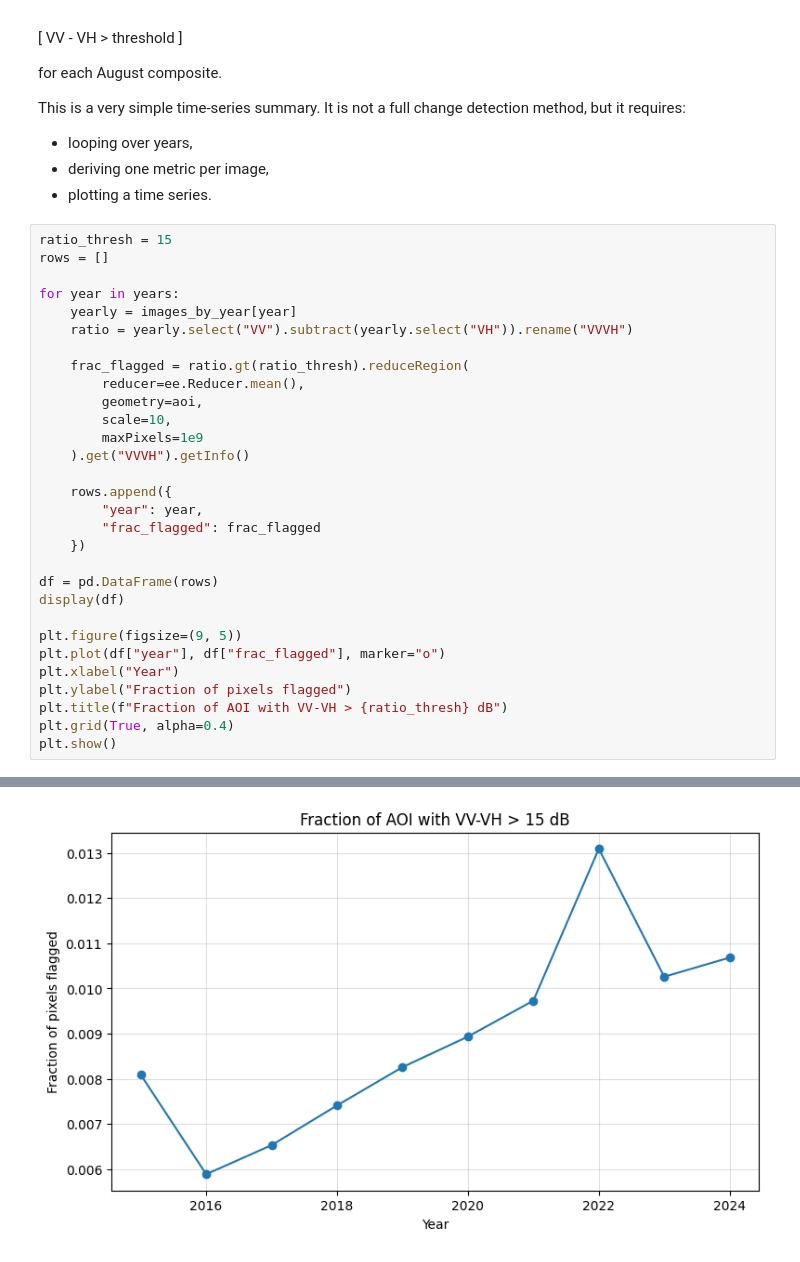
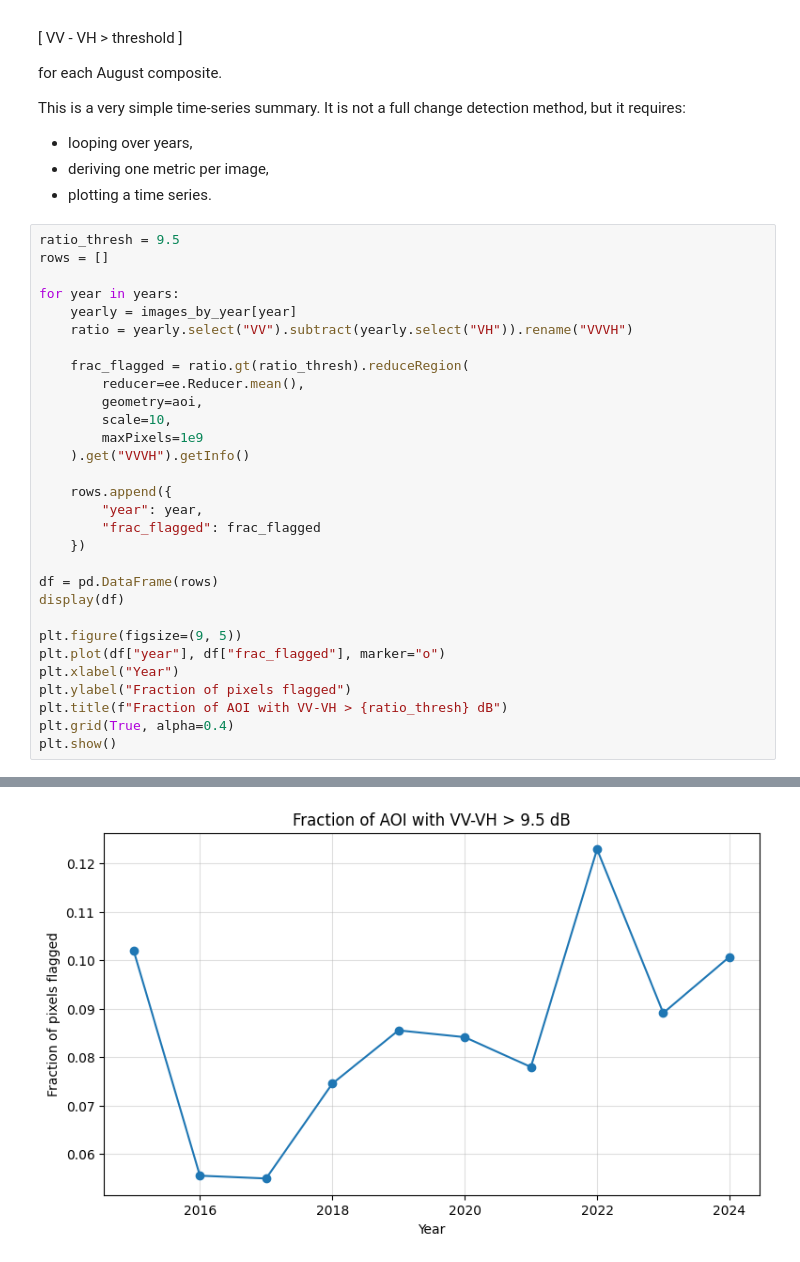
Before and after one commit to jacobKl/eolabs, a Jupyter notebook: SAR_Lab_1/Lab_1.SAR_urban_development.ipynb, the cells around one changed output, grey strips where cells are left out. Cells and saved outputs as stored; diff of their text form.

```diff
--- a/SAR_Lab_1/Lab_1.SAR_urban_development.ipynb
+++ b/SAR_Lab_1/Lab_1.SAR_urban_development.ipynb
@@ -607,7 +607,7 @@ This is a very simple time-series summary. It is not a full change detection met
 - deriving one metric per image,
 - plotting a time series.
 # %%
-ratio_thresh = 15
+ratio_thresh = 9.5
 rows = []
 
 for year in years:
@@ -651,4 +651,4 @@ plt.show()
-[figure, old version]
+[figure, new version]
 # %% [markdown]
 **QUESTION (8 pts):**
 
```
Also changed, not shown: parts of 6 cells of this notebook.
